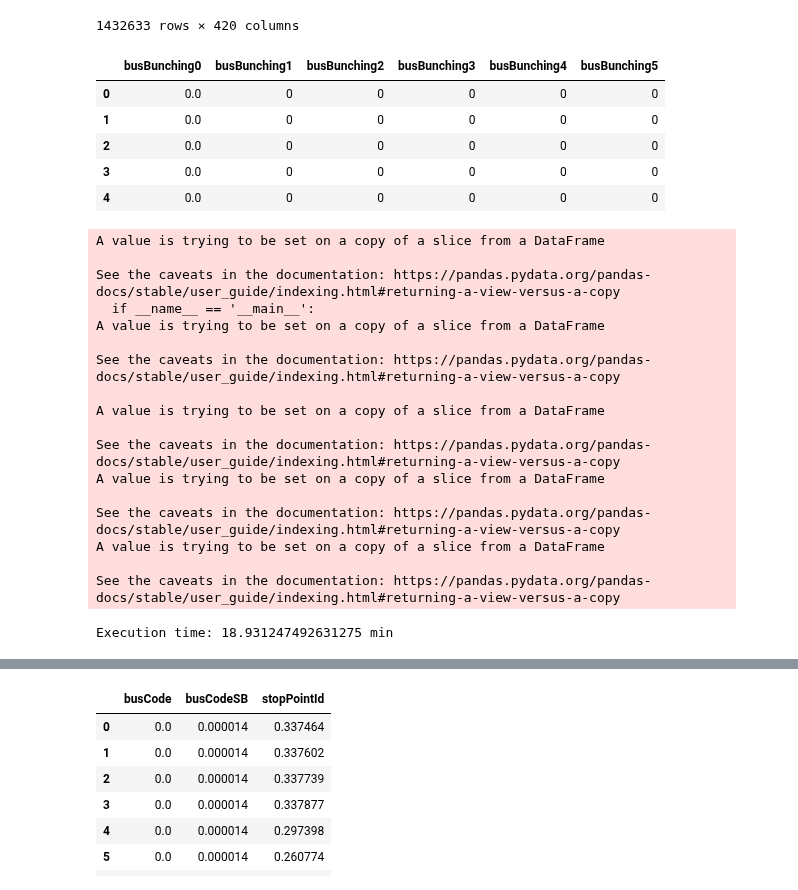
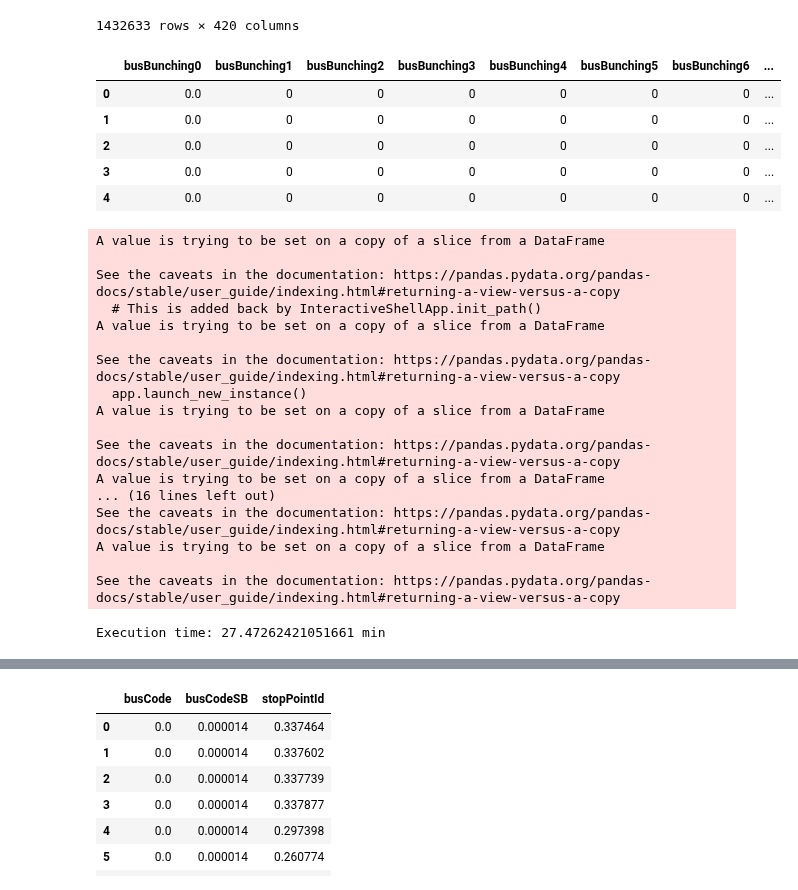
Before and after one commit to veruskasantos/INESProject, a Jupyter notebook: workspace/Model Prediction/Testing models/Multi-Step/Multi-Step.ipynb, the cells around one changed output, grey strips where cells are left out. Saved outputs shown, nothing was run; the diff lists cells and outputs as text; code cells hidden in the pictures.

Commit message:
Multi-step updated to 10 stops ahead

```diff
--- a/workspace/Model Prediction/Testing models/Multi-Step/Multi-Step.ipynb
+++ b/workspace/Model Prediction/Testing models/Multi-Step/Multi-Step.ipynb
@@ -12,7 +12,7 @@ from sklearn.neighbors import KNeighborsClassifier
 from xgboost.sklearn import XGBClassifier
 from catboost import CatBoostClassifier
 # %%
-city = 'Recife'
+city = 'CityA'
 
 data_path = '../../data/output/' + city + '/normalized_data_X.csv'
 y_path = '../../data/output/' + city + '/y.csv'
@@ -52,24 +68,31 @@ data
 # %%
 y.rename(columns={"busBunching": "busBunching0"}, inplace=True)
 
 y['busBunching1'] = 0
 y['busBunching2'] = 0
 y['busBunching3'] = 0
 y['busBunching4'] = 0
 y['busBunching5'] = 0
+y['busBunching6'] = 0
+y['busBunching7'] = 0
+y['busBunching8'] = 0
+y['busBunching9'] = 0
+y['busBunching10'] = 0
 
 y.head()
 # %% [output]
-|  | busBunching0 | busBunching1 | busBunching2 | busBunching3 | busBunching4 | busBunching5 |
-| 0 | 0.0 | 0 | 0 | 0 | 0 | 0 |
-| 1 | 0.0 | 0 | 0 | 0 | 0 | 0 |
-| 2 | 0.0 | 0 | 0 | 0 | 0 | 0 |
-| 3 | 0.0 | 0 | 0 | 0 | 0 | 0 |
-| 4 | 0.0 | 0 | 0 | 0 | 0 | 0 |
+|  | busBunching0 | busBunching1 | busBunching2 | busBunching3 | busBunching4 | busBunching5 | busBunching6 | ... |
+| 0 | 0.0 | 0 | 0 | 0 | 0 | 0 | 0 | ... |
+| 1 | 0.0 | 0 | 0 | 0 | 0 | 0 | 0 | ... |
+| 2 | 0.0 | 0 | 0 | 0 | 0 | 0 | 0 | ... |
+| 3 | 0.0 | 0 | 0 | 0 | 0 | 0 | 0 | ... |
+| 4 | 0.0 | 0 | 0 | 0 | 0 | 0 | 0 | ... |
 # %%
 start = time.time()
 
-for i in range(data.shape[0]-5):
+n_steps = 10
+
+for i in range(data.shape[0]-n_steps):
 
     current_bus_code = data['busCode'][i]
     current_bus_codeSB = data['busCodeSB'][i]
@@ -99,25 +122,50 @@ for i in range(data.shape[0]-5):
     #else:
         #what to put when does not exists?
 
+    if ((data['busCode'][i+6] == current_bus_code) & (data['busCodeSB'][i+6] == current_bus_codeSB)):
+        y['busBunching5'][i] = y['busBunching0'][i+6]
+    #else:
+        #what to put when does not exists?
+
+    if ((data['busCode'][i+7] == current_bus_code) & (data['busCodeSB'][i+7] == current_bus_codeSB)):
+        y['busBunching5'][i] = y['busBunching0'][i+7]
+    #else:
+        #what to put when does not exists?
+
+    if ((data['busCode'][i+8] == current_bus_code) & (data['busCodeSB'][i+8] == current_bus_codeSB)):
+        y['busBunching5'][i] = y['busBunching0'][i+8]
+    #else:
+        #what to put when does not exists?
+
+    if ((data['busCode'][i+9] == current_bus_code) & (data['busCodeSB'][i+9] == current_bus_codeSB)):
+        y['busBunching5'][i] = y['busBunching0'][i+9]
+    #else:
+        #what to put when does not exists?
+
+    if ((data['busCode'][i+10] == current_bus_code) & (data['busCodeSB'][i+10] == current_bus_codeSB)):
+        y['busBunching5'][i] = y['busBunching0'][i+10]
+    #else:
+        #what to put when does not exists?
+
 end = time.time()
 print("Execution time: " + str((end - start)/60) + " min")
 # %% [output]
 A value is trying to be set on a copy of a slice from a DataFrame
 
 See the caveats in the documentation: https://pandas.pydata.org/pandas-docs/stable/user_guide/indexing.html#returning-a-view-versus-a-copy
-  if __name__ == '__main__':
+  # This is added back by InteractiveShellApp.init_path()
 A value is trying to be set on a copy of a slice from a DataFrame
 
 See the caveats in the documentation: https://pandas.pydata.org/pandas-docs/stable/user_guide/indexing.html#returning-a-view-versus-a-copy
-
+  app.launch_new_instance()
 A value is trying to be set on a copy of a slice from a DataFrame
 
 See the caveats in the documentation: https://pandas.pydata.org/pandas-docs/stable/user_guide/indexing.html#returning-a-view-versus-a-copy
 A value is trying to be set on a copy of a slice from a DataFrame
-
+... (16 lines left out)
 See the caveats in the documentation: https://pandas.pydata.org/pandas-docs/stable/user_guide/indexing.html#returning-a-view-versus-a-copy
 A value is trying to be set on a copy of a slice from a DataFrame
 
 See the caveats in the documentation: https://pandas.pydata.org/pandas-docs/stable/user_guide/indexing.html#returning-a-view-versus-a-copy
-Execution time: 18.931247492631275 min
+Execution time: 27.47262421051661 min
 # %%
```
Also changed, not shown: parts of 18 cells of this notebook.
